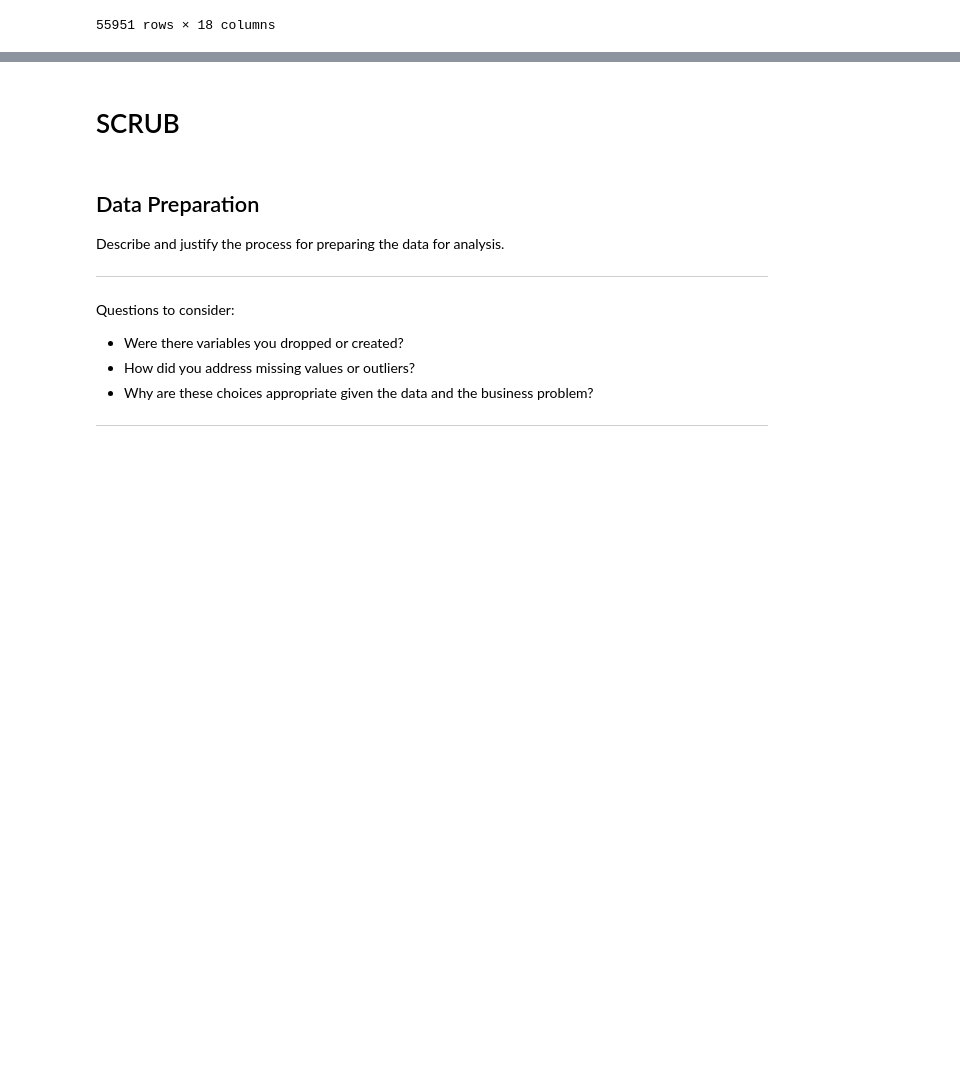
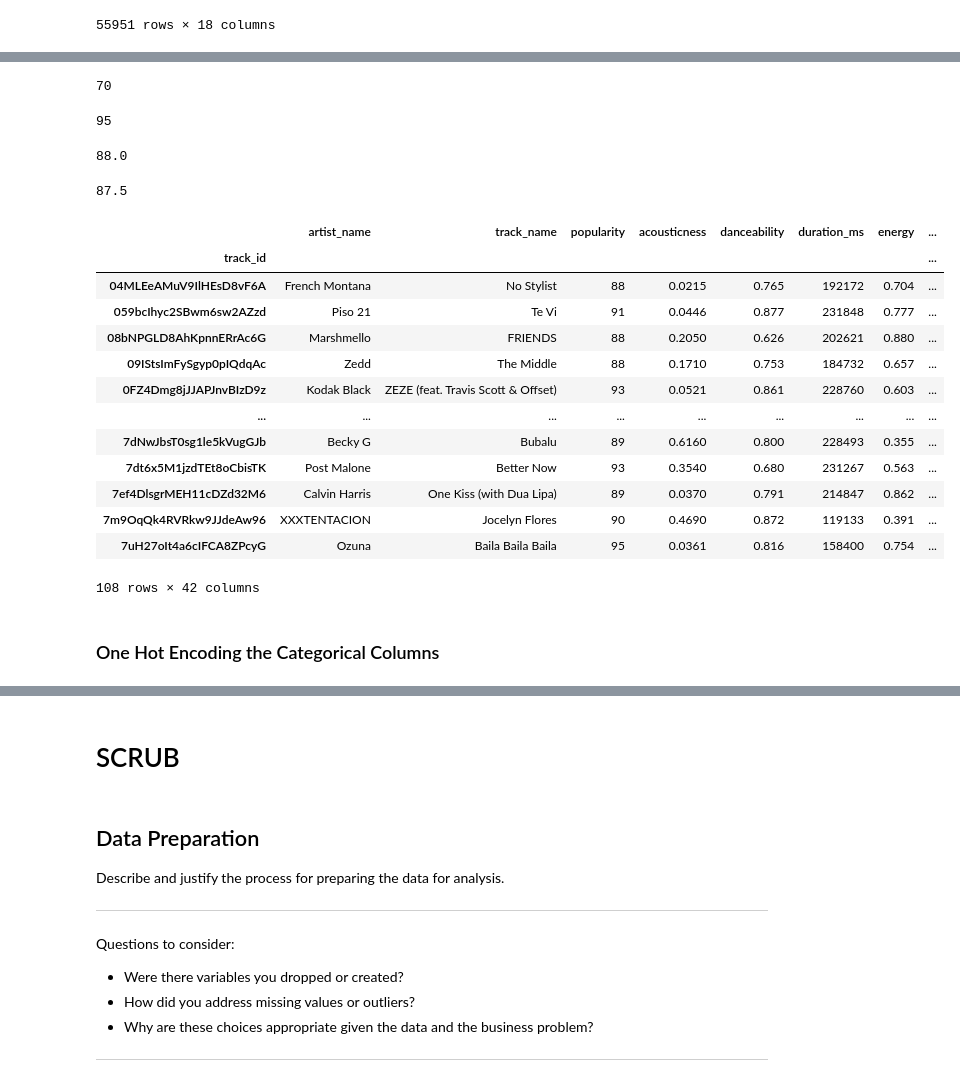
Before and after one commit to ebtezcan/Spotify-Song-Popularity-Prediction, a Jupyter notebook: index_OSEMN_plus_mvp.ipynb, the cells around one changed output, grey strips where cells are left out. Saved outputs shown, nothing was run; the diff lists cells and outputs as text; code cells hidden in the pictures; blank space fills up the shorter version.

```diff
--- a/index_OSEMN_plus_mvp.ipynb
+++ b/index_OSEMN_plus_mvp.ipynb
@@ -290,0 +373,5 @@ df[df['track_id'].duplicated()]
+# %%
+genre_list = list(df['genre'].unique())
+# %%
+for genre in genre_list:
+    df[genre] = (df['genre']==genre).astype('int')
@@ -290,0 +410,35 @@ df[df['track_id'].duplicated()]
+# %%
+df_50['Popularity'].min()
+# %% [output]
+70
+# %%
+df_50['Popularity'].max()
+# %% [output]
+95
+# %%
+df_50['Popularity'].median()
+# %% [output]
+88.0
+# %%
+df_50['Popularity'].mean()
+# %% [output]
+87.5
+# %%
+df[df['popularity']>=88]
+# %% [output]
+|  | artist_name | track_name | popularity | acousticness | danceability | duration_ms | energy | ... |
+| track_id |  |  |  |  |  |  |  | ... |
+| 04MLEeAMuV9IlHEsD8vF6A | French Montana | No Stylist | 88 | 0.0215 | 0.765 | 192172 | 0.704 | ... |
+| 059bcIhyc2SBwm6sw2AZzd | Piso 21 | Te Vi | 91 | 0.0446 | 0.877 | 231848 | 0.777 | ... |
+| 08bNPGLD8AhKpnnERrAc6G | Marshmello | FRIENDS | 88 | 0.2050 | 0.626 | 202621 | 0.880 | ... |
+| 09IStsImFySgyp0pIQdqAc | Zedd | The Middle | 88 | 0.1710 | 0.753 | 184732 | 0.657 | ... |
+| 0FZ4Dmg8jJJAPJnvBIzD9z | Kodak Black | ZEZE (feat. Travis Scott & Offset) | 93 | 0.0521 | 0.861 | 228760 | 0.603 | ... |
+| ... | ... | ... | ... | ... | ... | ... | ... | ... |
+| 7dNwJbsT0sg1le5kVugGJb | Becky G | Bubalu | 89 | 0.6160 | 0.800 | 228493 | 0.355 | ... |
+| 7dt6x5M1jzdTEt8oCbisTK | Post Malone | Better Now | 93 | 0.3540 | 0.680 | 231267 | 0.563 | ... |
+| 7ef4DlsgrMEH11cDZd32M6 | Calvin Harris | One Kiss (with Dua Lipa) | 89 | 0.0370 | 0.791 | 214847 | 0.862 | ... |
+| 7m9OqQk4RVRkw9JJdeAw96 | XXXTENTACION | Jocelyn Flores | 90 | 0.4690 | 0.872 | 119133 | 0.391 | ... |
+| 7uH27oIt4a6cIFCA8ZPcyG | Ozuna | Baila Baila Baila | 95 | 0.0361 | 0.816 | 158400 | 0.754 | ... |
+108 rows × 42 columns
+# %% [markdown]
+### One Hot Encoding the Categorical Columns
```
Also changed, not shown: parts of 29 cells of this notebook, 2 other files.
